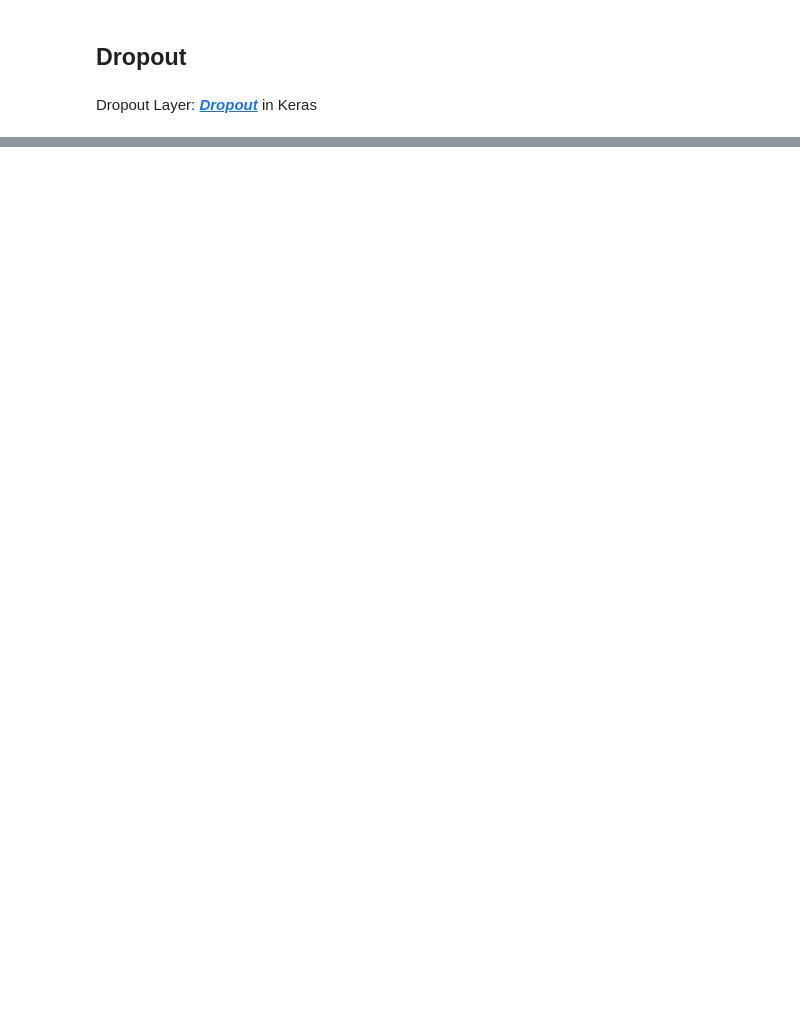
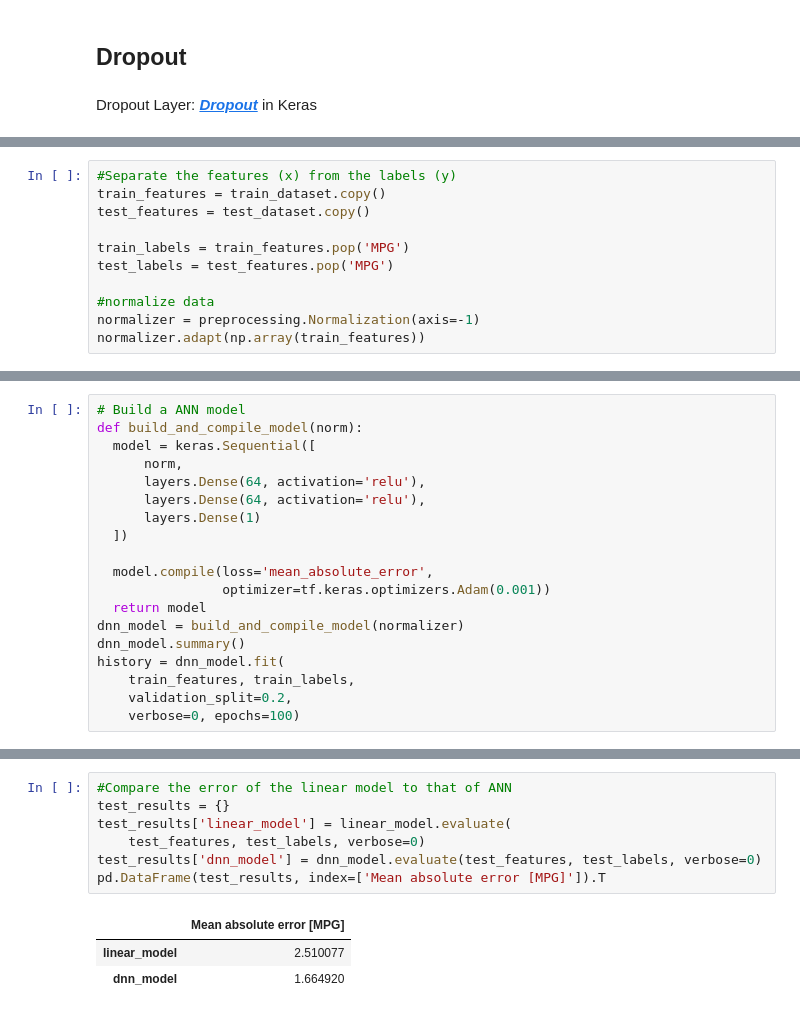
Before and after one commit to PEESEgroup/SysEn6880, a Jupyter notebook: ANN.ipynb, the cells around one changed output, grey strips where cells are left out. Saved outputs shown, nothing was run; the diff lists cells and outputs as text; blank space fills up the shorter version.

```diff
--- a/ANN.ipynb
+++ b/ANN.ipynb
@@ -323,0 +455,11 @@ plt.show()
+# %%
+#Separate the features (x) from the labels (y)
+train_features = train_dataset.copy()
+test_features = test_dataset.copy()
+
+train_labels = train_features.pop('MPG')
+test_labels = test_features.pop('MPG')
+
+#normalize data
+normalizer = preprocessing.Normalization(axis=-1)
+normalizer.adapt(np.array(train_features))
@@ -323,0 +506,19 @@ plt.show()
+# %%
+# Build a ANN model
+def build_and_compile_model(norm):
+  model = keras.Sequential([
+      norm,
+      layers.Dense(64, activation='relu'),
+      layers.Dense(64, activation='relu'),
+      layers.Dense(1)
+  ])
+
+  model.compile(loss='mean_absolute_error',
+                optimizer=tf.keras.optimizers.Adam(0.001))
+  return model
+dnn_model = build_and_compile_model(normalizer)
+dnn_model.summary()
+history = dnn_model.fit(
+    train_features, train_labels,
+    validation_split=0.2,
+    verbose=0, epochs=100)
@@ -323,0 +544,11 @@ plt.show()
+# %%
+#Compare the error of the linear model to that of ANN
+test_results = {}
+test_results['linear_model'] = linear_model.evaluate(
+    test_features, test_labels, verbose=0)
+test_results['dnn_model'] = dnn_model.evaluate(test_features, test_labels, verbose=0)
+pd.DataFrame(test_results, index=['Mean absolute error [MPG]']).T
+# %% [output]
+|  | Mean absolute error [MPG] |
+| linear_model | 2.510077 |
+| dnn_model | 1.664920 |
```
Also changed, not shown: parts of 27 cells of this notebook.
